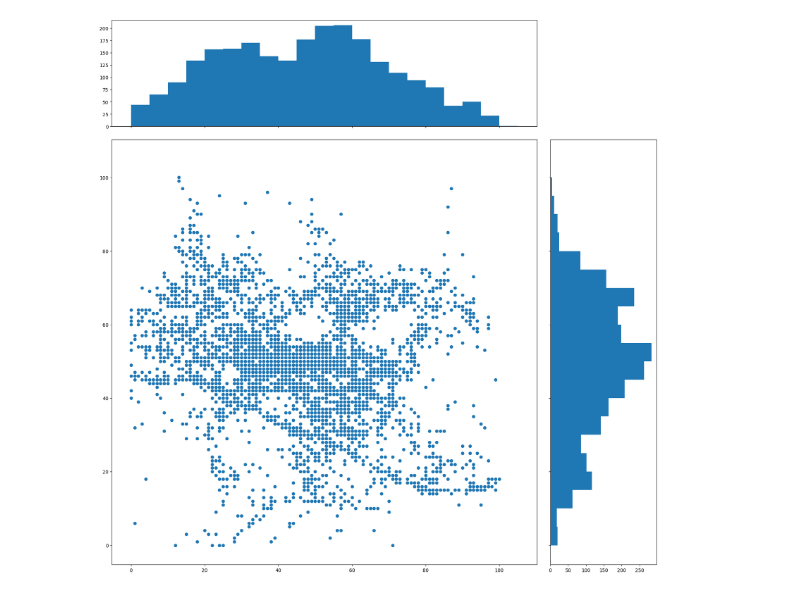
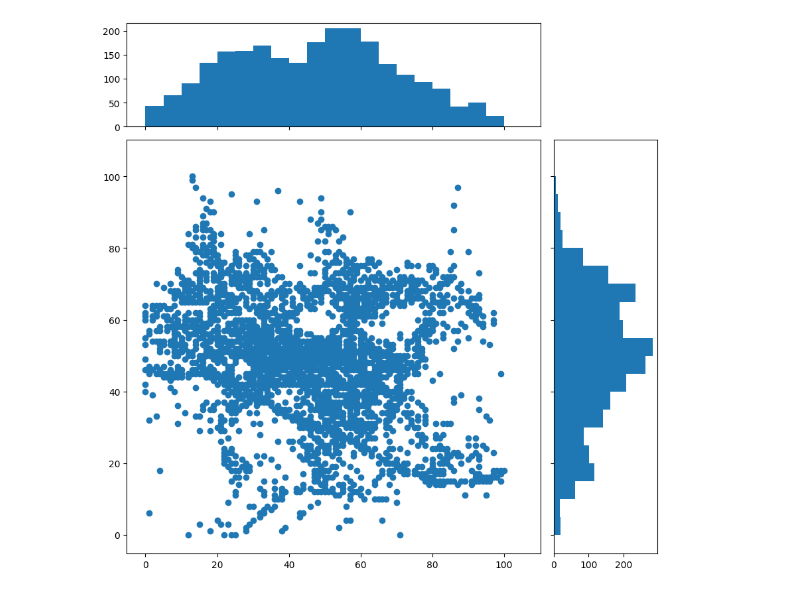
Before and after one commit to paulora2405/espy-user-mobility, a Jupyter notebook: notebooks/geo-parsing.ipynb, the cells around one changed output. Saved outputs shown, nothing was run; the diff lists cells and outputs as text; code cells hidden in the pictures.

```diff
--- a/notebooks/geo-parsing.ipynb
+++ b/notebooks/geo-parsing.ipynb
@@ -175,32 +161,32 @@ def scatter_hist(x, y, ax, ax_histx, ax_histy):
 
     # the scatter plot:
     ax.scatter(x, y)
 
     # now determine nice limits by hand:
     binwidth = 5
     lim = (int(upper/binwidth) + 1) * binwidth
 
     bins = np.arange(0, lim + binwidth, binwidth)
     ax_histx.hist(x, bins=bins)
     ax_histy.hist(y, bins=bins, orientation='horizontal')
 
 # Start with a square Figure.
-fig = plt.figure(figsize=(20, 20))
+fig = plt.figure(figsize=(10, 10))
 # Add a gridspec with two rows and two columns and a ratio of 1 to 4 between
 # the size of the marginal axes and the main axes in both directions.
 # Also adjust the subplot parameters for a square plot.
 gs = fig.add_gridspec(2, 2,  width_ratios=(4, 1), height_ratios=(1, 4),
                       left=0.1, right=0.9, bottom=0.1, top=0.9,
                       wspace=0.05, hspace=0.05)
 # Create the Axes.
 ax = fig.add_subplot(gs[1, 0])
 ax_histx = fig.add_subplot(gs[0, 0], sharex=ax)
 ax_histy = fig.add_subplot(gs[1, 1], sharey=ax)
 # fig.set_facecolor('grey')
 # ax.set_facecolor('grey')
 # ax_histx.set_facecolor('grey')
 # ax_histy.set_facecolor('grey')
 # Draw the scatter plot and marginals.
 scatter_hist(x, y, ax, ax_histx, ax_histy)
 # %% [output]
-[figure, old version]
+[figure, new version]
```
Also changed, not shown: parts of 39 cells of this notebook, 3 other files.
